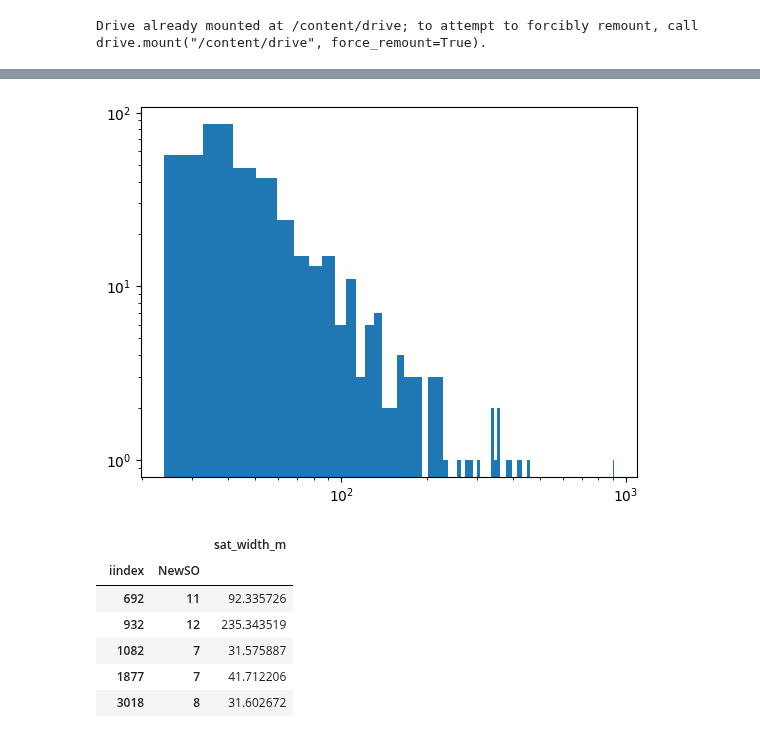
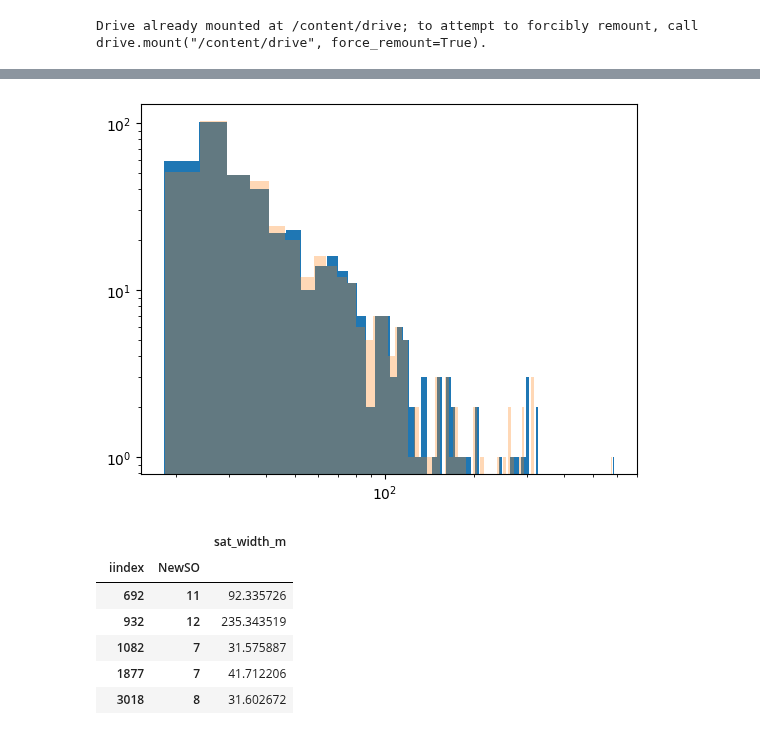
Before and after one commit to wherediddavidgo/multitemporal_RSSA, a Jupyter notebook: ew_distributions_AHG.ipynb, the cells around one changed output, grey strips where cells are left out. Drawn from its saved outputs; the diff is of its cells as text; code cells hidden in the pictures.

```diff
--- a/ew_distributions_AHG.ipynb
+++ b/ew_distributions_AHG.ipynb
@@ -132,2 +111,0 @@ widths_filtered = widths_filtered.loc[widths_filtered.n_edge < widths_filtered.n
-# %%
-widths_filtered['GRADES'] = widths_filtered.apply(lambda x: Qarray['Qout'].sel(time=(x['date']), rivid=x['COMID']).values, axis=1)
@@ -138,0 +120,24 @@ print(allos)
+# %%
+COMID_arr = widths_filtered.COMID.unique()
+
+Q2024 = Q2024.sel(rivid=COMID_arr)
+Q2023 = Q2023.sel(rivid=COMID_arr)
+Q2022 = Q2022.sel(rivid=COMID_arr)
+Q2021 = Q2021.sel(rivid=COMID_arr)
+Q2020 = Q2020.sel(rivid=COMID_arr)
+Q2019 = Q2019.sel(rivid=COMID_arr)
+Q2018 = Q2018.sel(rivid=COMID_arr)
+
+all_Q = xr.concat([Q2018, Q2019, Q2020, Q2021, Q2022, Q2023, Q2024], dim='time')
+# %%
+Qdf = all_Q.to_dataframe()\
+    .reset_index()\
+    .drop('nerr', axis=1)\
+    .drop_duplicates(['time', 'rivid'])\
+    .rename(columns={'time': 'date', 'rivid': 'COMID'})
+
+Qdf.COMID = np.uint32(Qdf.COMID)
+
+Qdf = Qdf.set_index(['date', 'COMID'])
+
+Qdf
@@ -155,0 +163,14 @@ Warning: Total number of columns (22) exceeds max_columns (20) limiting to first
+# %%
+Qw = widths_filtered.set_index(['date', 'COMID']).join(Qdf)
+
+Qw_reach = Qw.groupby(['COMID', 'date']).agg(
+    mean_width = ('sat_width_m', lambda x: x.mean()),
+    median_width = ('sat_width_m', lambda x: x.median()),
+    min_width = ('sat_width_m', lambda x: x.min()),
+    max_width = ('sat_width_m', lambda x: x.max()),
+    n_meas = ('sat_width_m', lambda x: x.count()),
+    Q_cms = ('Qout', lambda x: x.mean())
+).reset_index()
+
+Qw_reach
+#  ['Q_percentile'] = Qw_reach.groupby('COMID')['']
@@ -160,18 +265,19 @@ from scipy.stats import gaussian_kde
 # %%
 kde = gaussian_kde(medians)
 x_kde = np.linspace(min(medians), max(medians), 100)
 kde_values = kde(x_kde)
 
 
 fig, ax = plt.subplots()
 # ax.plot(x_kde, kde_values)
 ax.hist(medians, bins=100)
+ax.hist(means, bins=100, alpha=0.3)
 ax.set_xscale('log')
 ax.set_yscale('log')
 
 ## sanity check... aggregating across stream orders looks like a pareto!!!!!!
 # %% [output]
-[figure, old version]
+[figure, new version]
 # %%
 ordermeds = widths_filtered.groupby(['iindex', 'NewSO'])['sat_width_m'].agg('median')
 # %% [output]
```
Also changed, not shown: parts of 24 cells of this notebook.
